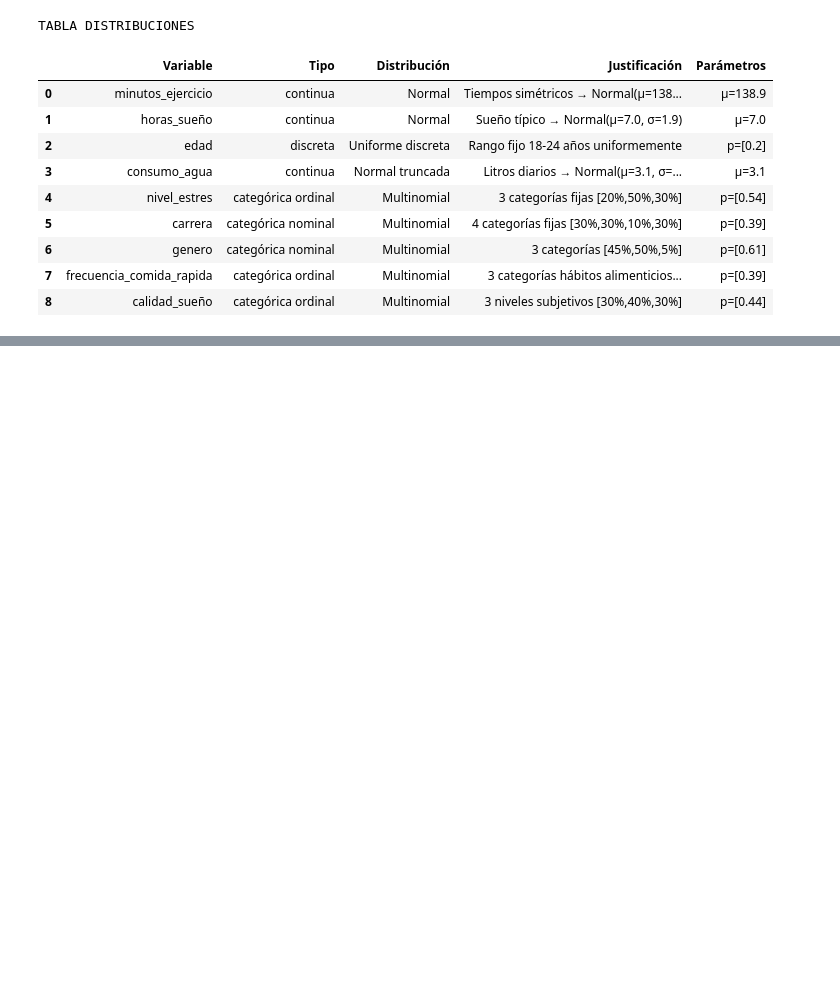
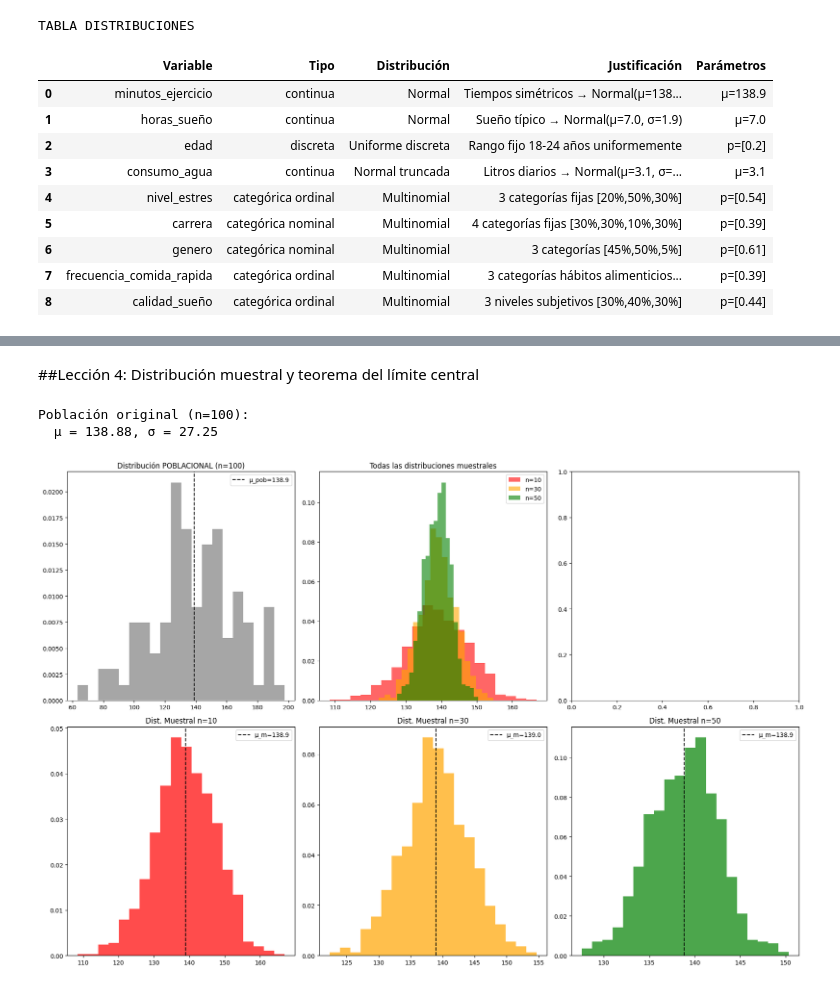
Before and after one commit to luisleonb/Proyecto-Modulo-5-ABP, a Jupyter notebook: Proyecto_M5_Luis_León.ipynb, the cells around one changed output, grey strips where cells are left out. Saved outputs shown, nothing was run; the diff lists cells and outputs as text; code cells hidden in the pictures; blank space fills up the shorter version.

```diff
--- a/Proyecto_M5_Luis_León.ipynb
+++ b/Proyecto_M5_Luis_León.ipynb
@@ -373,0 +404,54 @@ plt.show()
+# %% [markdown]
+##Lección 4: Distribución muestral y teorema del límite central
+# %%
+np.random.seed(42)
+
+# Variable principal: minutos_ejercicio (tu hipótesis)
+poblacion = df['minutos_ejercicio'] #tamaño poblacion = 100
+mu_pob = poblacion.mean()
+sigma_pob = poblacion.std()
+
+print(f"Población original (n={len(poblacion)}):")
+print(f"  μ = {mu_pob:.2f}, σ = {sigma_pob:.2f}")
+
+# Tamaños de muestra para comparar
+tam_muestras = [10, 30, 50]
+colores = ['red', 'orange', 'green']
+
+fig, axes = plt.subplots(2, 3, figsize=(18, 12))
+
+# 1. Distribución poblacional
+axes[0,0].hist(poblacion, bins=20, density=True, alpha=0.7, color='gray')
+axes[0,0].axvline(mu_pob, color='black', linestyle='--', label=f'μ_pob={mu_pob:.1f}')
+axes[0,0].set_title('Distribución POBLACIONAL (n=100)')
+axes[0,0].legend()
+
+# 2. Distribuciones muestrales por tamaño
+medias_muestrales = {}
+for idx, n_muestra in enumerate(tam_muestras):
+    medias = []
+    for _ in range(1000):  # 1000 remuestras
+        muestra = np.random.choice(poblacion, n_muestra)
+        medias.append(muestra.mean())
+
+    medias_muestrales[n_muestra] = np.array(medias)
+
+    # Gráfico
+    axes[0,1].hist(medias, bins=20, density=True, alpha=0.6,
+                   color=colores[idx], label=f'n={n_muestra}')
+    axes[1,idx].hist(medias, bins=20, density=True, alpha=0.7, color=colores[idx])
+    axes[1,idx].axvline(np.mean(medias), color='black', linestyle='--',
+                       label=f'μ_m={np.mean(medias):.1f}')
+    axes[1,idx].set_title(f'Dist. Muestral n={n_muestra}')
+    axes[1,idx].legend()
+
+axes[0,1].set_title('Todas las distribuciones muestrales')
+axes[0,1].legend()
+
+plt.tight_layout()
+plt.savefig('tlc_leccion4.png', dpi=300, bbox_inches='tight')
+plt.show()
+# %% [output]
+Población original (n=100):
+  μ = 138.88, σ = 27.25
+[figure, added]
```
Also changed, not shown: parts of 26 cells of this notebook.
